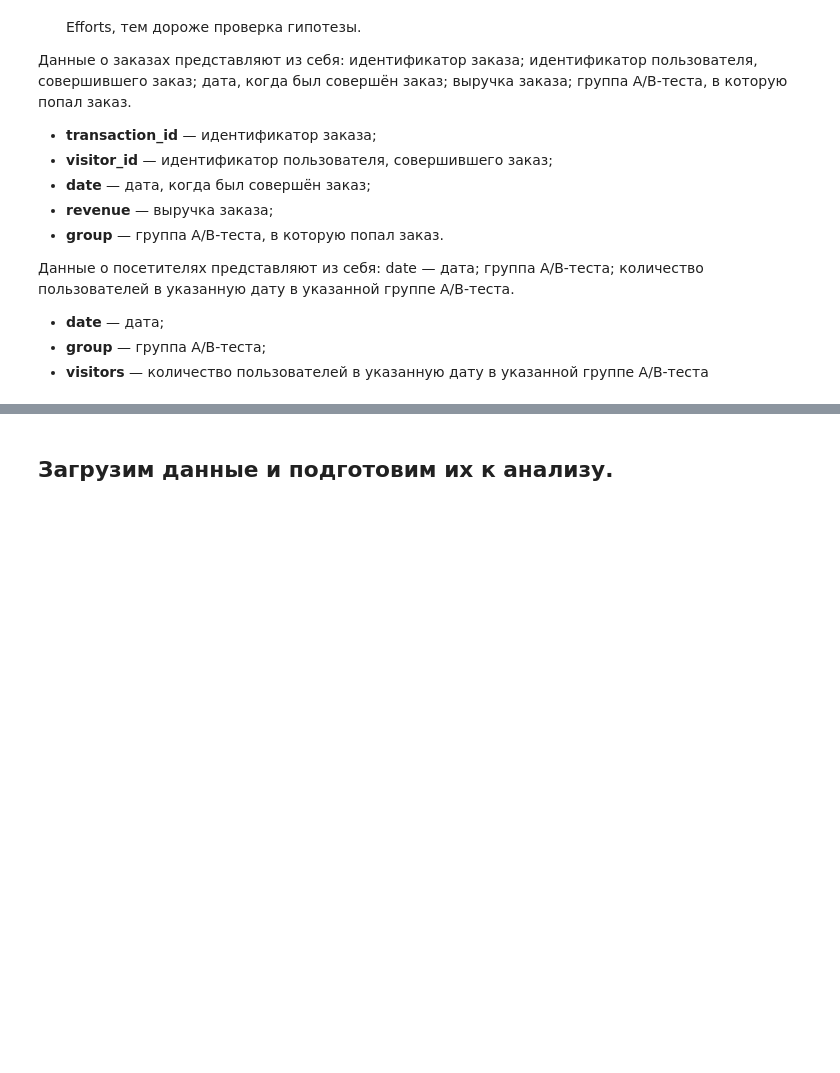
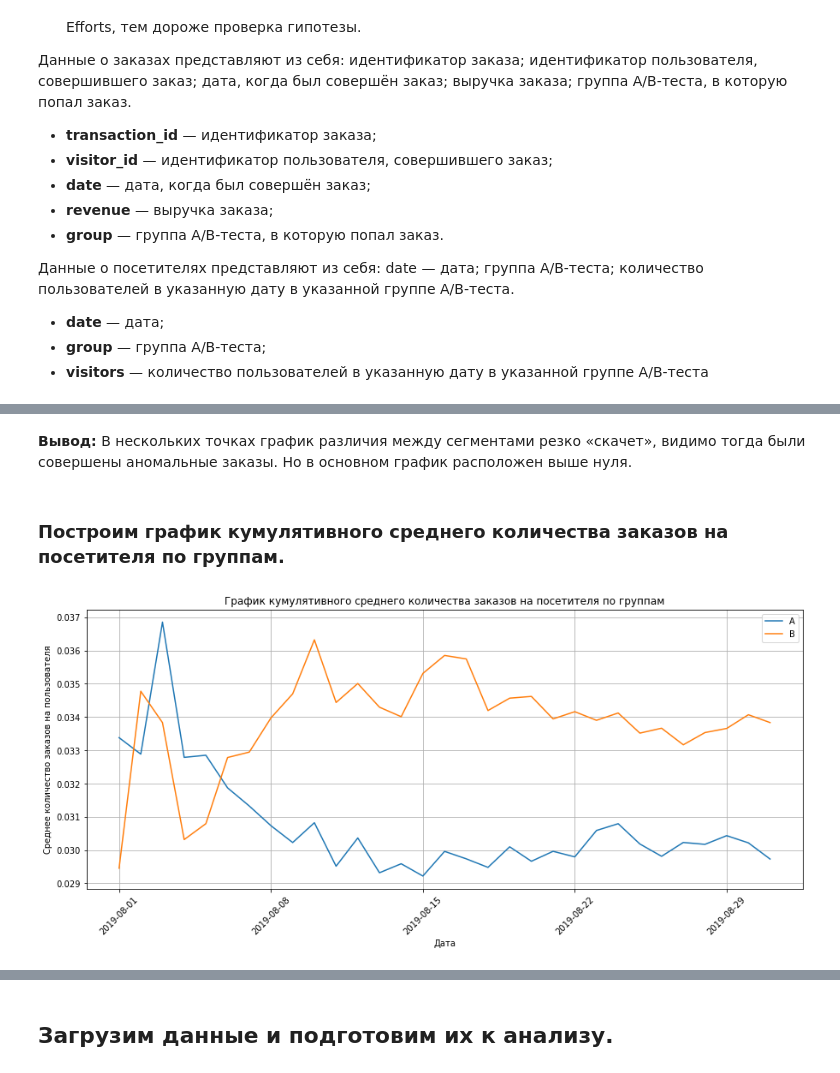
Before and after one commit to hEadman137/data_analysis_projects, a Jupyter notebook: yandex_practicum_projects/a_b_test_analysis (11_08_23).ipynb, the cells around one changed output, grey strips where cells are left out. Saved outputs shown, nothing was run; the diff lists cells and outputs as text; code cells hidden in the pictures; blank space fills up the shorter version.

```diff
--- a/yandex_practicum_projects/a_b_test_analysis (11_08_23).ipynb
+++ b/yandex_practicum_projects/a_b_test_analysis (11_08_23).ipynb
@@ -74,0 +586,33 @@
+# %% [markdown]
+**Вывод:** В нескольких точках график различия между сегментами резко «скачет», видимо тогда были совершены аномальные заказы. Но в основном график расположен выше нуля.
+# %% [markdown]
+### Построим график кумулятивного среднего количества заказов на посетителя по группам.
+# %%
+# считаем кумулятивную конверсию
+cumulativeData['conversion'] = cumulativeData['orders']/cumulativeData['visitors']
+
+# отделяем данные по группе A
+cumulativeDataA = cumulativeData[cumulativeData['group']=='A']
+
+# отделяем данные по группе B
+cumulativeDataB = cumulativeData[cumulativeData['group']=='B']
+
+# строим графики
+plt.figure(figsize=(15, 6))
+plt.grid()
+
+plt.plot(cumulativeDataA['date'], cumulativeDataA['conversion'], label='A')
+plt.plot(cumulativeDataB['date'], cumulativeDataB['conversion'], label='B')
+
+# Настройка названий осей
+plt.title('График кумулятивного среднего количества заказов на посетителя по группам')
+plt.xlabel('Дата')
+plt.ylabel('Среднее количество заказов на пользователя')
+
+# Настройка меток оси x
+plt.xticks(rotation=45)  # поворот меток на 45 градусов
+plt.xticks(cumulativeRevenueA['date'][::7])
+plt.legend()
+plt.show();
+# %% [output]
+[figure, added]
```
Also changed, not shown: parts of 133 cells of this notebook, 1 other file.
